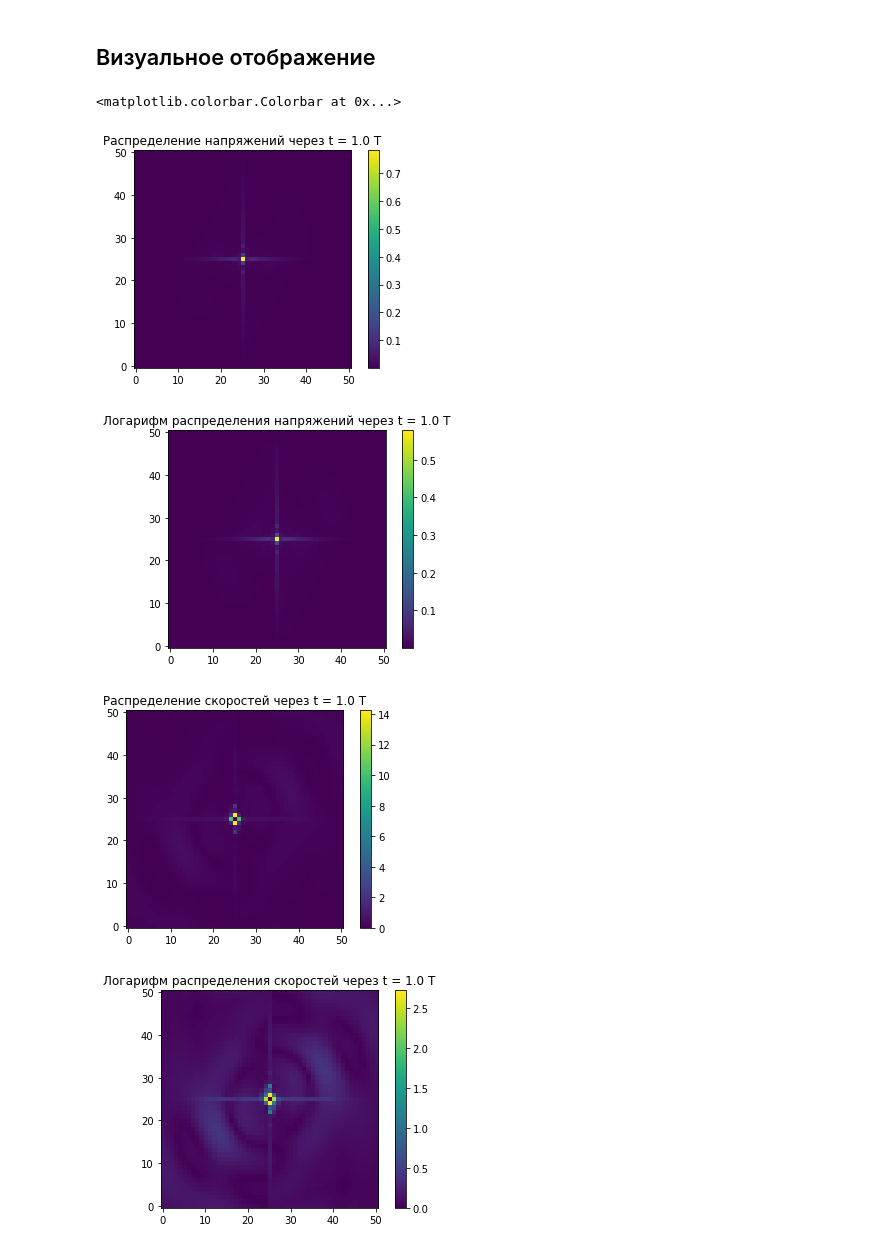
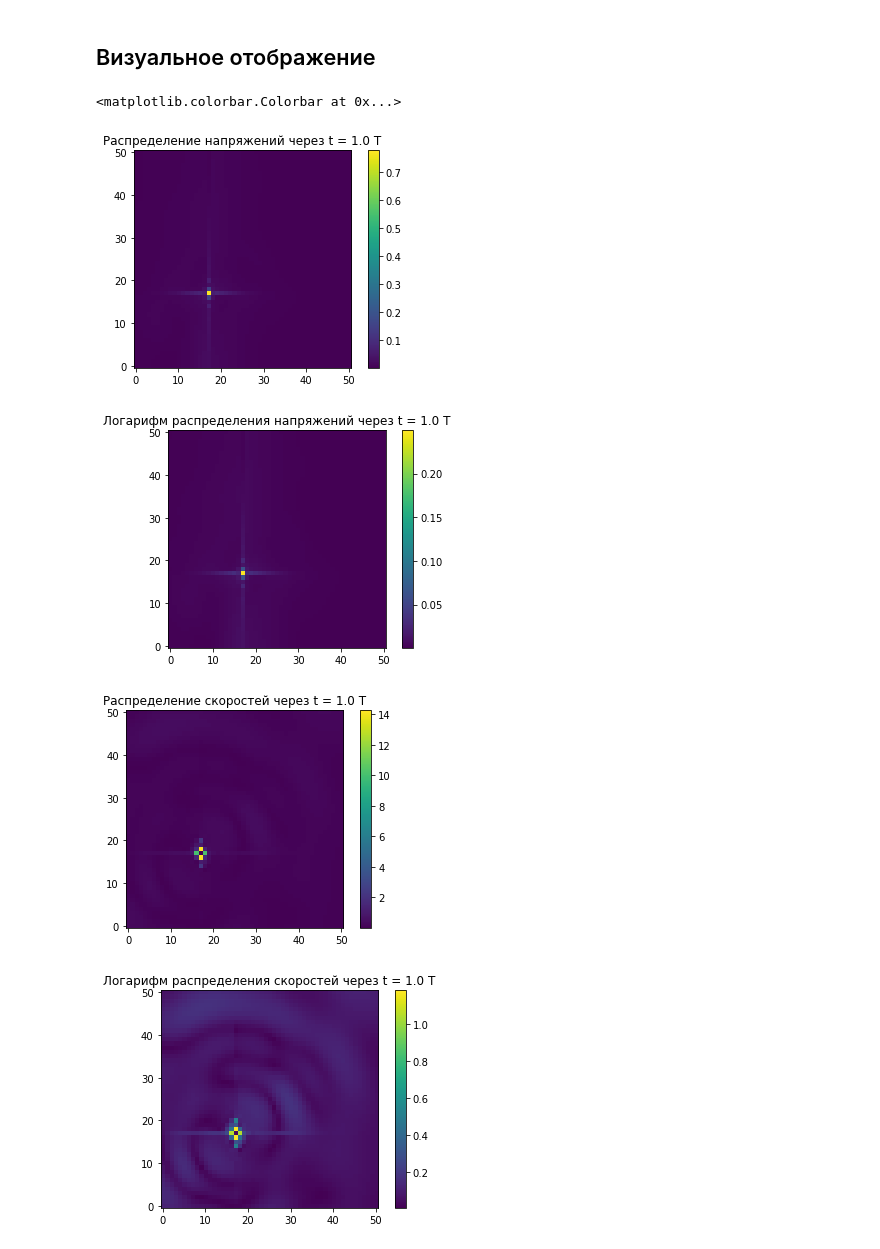
Before and after one commit to KirikMaster/MIPT-assignments, a Jupyter notebook: 4 sem/Проект.ipynb, the cells around one changed output. Saved outputs shown, nothing was run; the diff lists cells and outputs as text; code cells hidden in the pictures.

```diff
--- a/4 sem/Проект.ipynb
+++ b/4 sem/Проект.ipynb
@@ -105,9 +116,16 @@ print(np.linalg.inv(Omegay))
+# %%
+f = 0.2 # Гц - частота источника
+A = 1 # Амплитуда источника
+x = M // 3
+y = M // 3
+coords = (x % M, y % M) # Координаты источника в узлах
 # %% [markdown]
 ## Расчёт
 # %%
 c1x, c2x = Lamx[3][3], Lamx[4][4]
 c1y, c2y = Lamy[1][1], Lamy[4][4]
-T = 1.0 * L / max(c1x, c2x, c1y, c2y) # 1 полный оборот начального возмущения
+T = 1/f
+#T = 1.0 * L / max(c1x, c2x, c1y, c2y) # 1 полный оборот начального возмущения
 dt = 0.4 * h / max(c1x, c2x, c1y, c2y) # коэффициент должен быть меньше единицы
 
 for k in range(int(T / dt)): # w1 for 0, w2, w3 for c-, w4, w5 for c+
@@ -117,7 +135,7 @@ for k in range(int(T / dt)): # w1 for 0, w2, w3 for c-, w4, w5 for c+
             if i == 0:       # Граница слева
                 (w1 , w2 , w3 , w4 , w5 ) = Omega(list(data_current[j, i]), Omegax)
                 (w1n, w2n, w3n, w4n, w5n) = Omega(list(data_current[j, i + 1]), Omegax)
-                (w1p, w2p, w3p, w4p, w5p) = (0, 0, 0, 0, 0)
+                (w1p, w2p, w3p, w4p, w5p) = (w1 , w2 , w3 , w4 , w5 )
                 w1_new = w1 # Характеристика не меняется, это видно в уравнениях
                 w2_new = w2 + c2x * dt / h * (w2n - w2)
                 w3_new = w3 + c1x * dt / h * (w3n - w3)
@@ -130,7 +148,7 @@ for k in range(int(T / dt)): # w1 for 0, w2, w3 for c-, w4, w5 for c+
                 data_next[j, i] = Omega_inv((w1_new, w2_new, w3_new, w4_new, w5_new), Omegax_inv)
             elif i == M - 1: # Граница справа
                 (w1 , w2 , w3 , w4 , w5 ) = Omega(list(data_current[j, i]), Omegax)
-                (w1n, w2n, w3n, w4n, w5n) = (0, 0, 0, 0, 0)
+                (w1n, w2n, w3n, w4n, w5n) = (w1 , w2 , w3 , w4 , w5 )
                 (w1p, w2p, w3p, w4p, w5p) = Omega(list(data_current[j, i - 1]), Omegax)
                 w1_new = w1 # Характеристика не меняется, это видно в уравнениях
                 w2_new = w2 + c2x * dt / h * (w2n - w2)
@@ -154,7 +172,7 @@ for k in range(int(T / dt)): # w1 for 0, w2, w3 for c-, w4, w5 for c+
             if j == 0:       # Граница слева
                 (w1 , w2 , w3 , w4 , w5 ) = Omega(list(data_next[j, i]), Omegay)
                 (w1n, w2n, w3n, w4n, w5n) = Omega(list(data_next[j + 1, i]), Omegay)
-                (w1p, w2p, w3p, w4p, w5p) = (0, 0, 0, 0, 0)
+                (w1p, w2p, w3p, w4p, w5p) = (w1 , w2 , w3 , w4 , w5 )
                 w1_new = w1 # Характеристика не меняется, это видно в уравнениях
                 w2_new = w2 - c1y * dt / h * (w2 - w2p)
                 w3_new = w3 + c1y * dt / h * (w3n - w3)
@@ -163,7 +181,7 @@ for k in range(int(T / dt)): # w1 for 0, w2, w3 for c-, w4, w5 for c+
                 data_current[j, i] = Omega_inv((w1_new, w2_new, w3_new, w4_new, w5_new), Omegay_inv)
             elif j == M - 1: # Граница справа
                 (w1 , w2 , w3 , w4 , w5 ) = Omega(list(data_next[j, i]), Omegay)
-                (w1n, w2n, w3n, w4n, w5n) = (0, 0, 0, 0, 0)
+                (w1n, w2n, w3n, w4n, w5n) = (w1 , w2 , w3 , w4 , w5 )
                 (w1p, w2p, w3p, w4p, w5p) = Omega(list(data_next[j - 1, i]), Omegay)
                 w1_new = w1 # Характеристика не меняется, это видно в уравнениях
                 w2_new = w2 - c1y * dt / h * (w2 - w2p)
@@ -181,36 +199,36 @@ for k in range(int(T / dt)): # w1 for 0, w2, w3 for c-, w4, w5 for c+
                 w4_new = w4 + c2y * dt / h * (w4n - w4)
                 w5_new = w5 - c2y * dt / h * (w5 - w5p)
                 data_current[j, i] = Omega_inv((w1_new, w2_new, w3_new, w4_new, w5_new), Omegay_inv)
-    data_current[M // 2, M // 2]['sxx'] += source(k)
-    data_current[M // 2, M // 2]['syy'] += source(k)
-    data_current[M // 2, M // 2]['sxy'] += source(k)
+    data_current[coords]['sxx'] += source(k)
+    data_current[coords]['syy'] += source(k)
+    #data_current[coords]['sxy'] += 2 * source(k)
 # %% [markdown]
 ## Визуальное отображение
 # %%
 fig1, ax1 = plt.subplots()
 ax1.set_title('Распределение напряжений через t = ' + str(T / (L / max(c1x, c2x, c1y, c2y))) + ' T')
 img1 = ax1.imshow(np.sqrt(data_current['sxx'] ** 2 + data_current['syy'] ** 2 + 4 * data_current['sxy'] ** 2), origin = 'lower')
 plt.colorbar(img1)
 fig2, ax2 = plt.subplots()
 ax2.set_title('Логарифм распределения напряжений через t = ' + str(T / (L / max(c1x, c2x, c1y, c2y))) + ' T')
 #_ = ax2.set_xlabel('Горизонталь OX, м')
 #_ = ax2.set_ylabel('Вертикаль OY, м')
-img2 = ax2.imshow(np.log(np.sqrt(data_current['sxx'] ** 2 + data_current['syy'] ** 2 + 4 * data_current['sxy'] ** 2) + 1), origin = 'lower')
+img2 = ax2.imshow(np.log10(np.sqrt(data_current['sxx'] ** 2 + data_current['syy'] ** 2 + 4 * data_current['sxy'] ** 2) + 1), origin = 'lower')
 plt.colorbar(img2)
 
 fig3, ax3 = plt.subplots()
 ax3.set_title('Распределение скоростей через t = ' + str(T / (L / max(c1x, c2x, c1y, c2y))) + ' T')
 img3 = ax3.imshow(np.sqrt(data_current['vx'] ** 2 + data_current['vy'] ** 2), origin = 'lower')
 plt.colorbar(img3)
 fig4, ax4 = plt.subplots()
 ax4.set_title('Логарифм распределения скоростей через t = ' + str(T / (L / max(c1x, c2x, c1y, c2y))) + ' T')
 #_ = ax2.set_xlabel('Горизонталь OX, м')
 #_ = ax2.set_ylabel('Вертикаль OY, м')
-img4 = ax4.imshow(np.log(np.sqrt(data_current['vx'] ** 2 + data_current['vy'] ** 2) + 1), origin = 'lower')
+img4 = ax4.imshow(np.log10(np.sqrt(data_current['vx'] ** 2 + data_current['vy'] ** 2) + 1), origin = 'lower')
 plt.colorbar(img4)
 # %% [output]
 <matplotlib.colorbar.Colorbar at 0x...>
-[figure, old version]
+[figure, new version]
-[figure, old version]
+[figure, new version]
-[figure, old version]
+[figure, new version]
-[figure, old version]
+[figure, new version]
```
Also changed, not shown: parts of 4 cells of this notebook.
